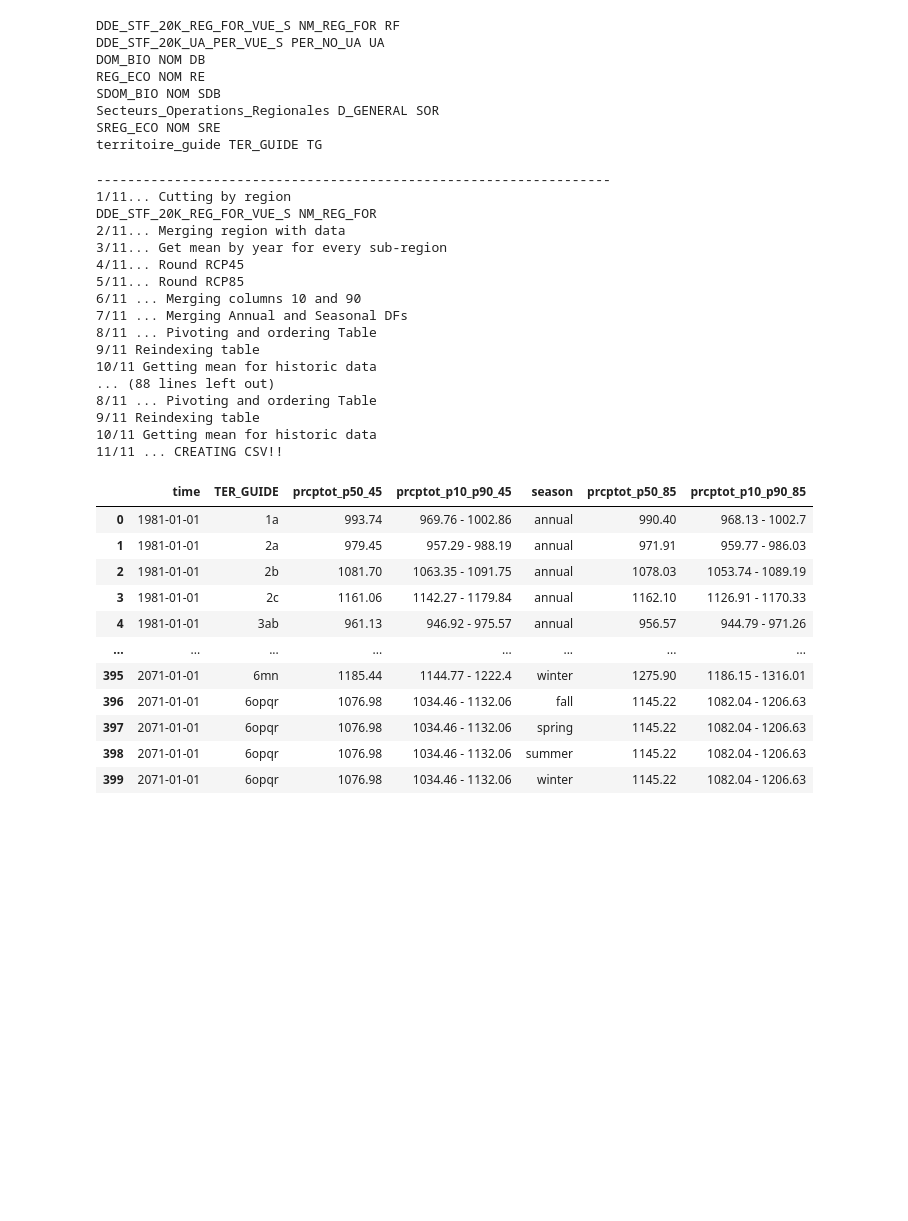
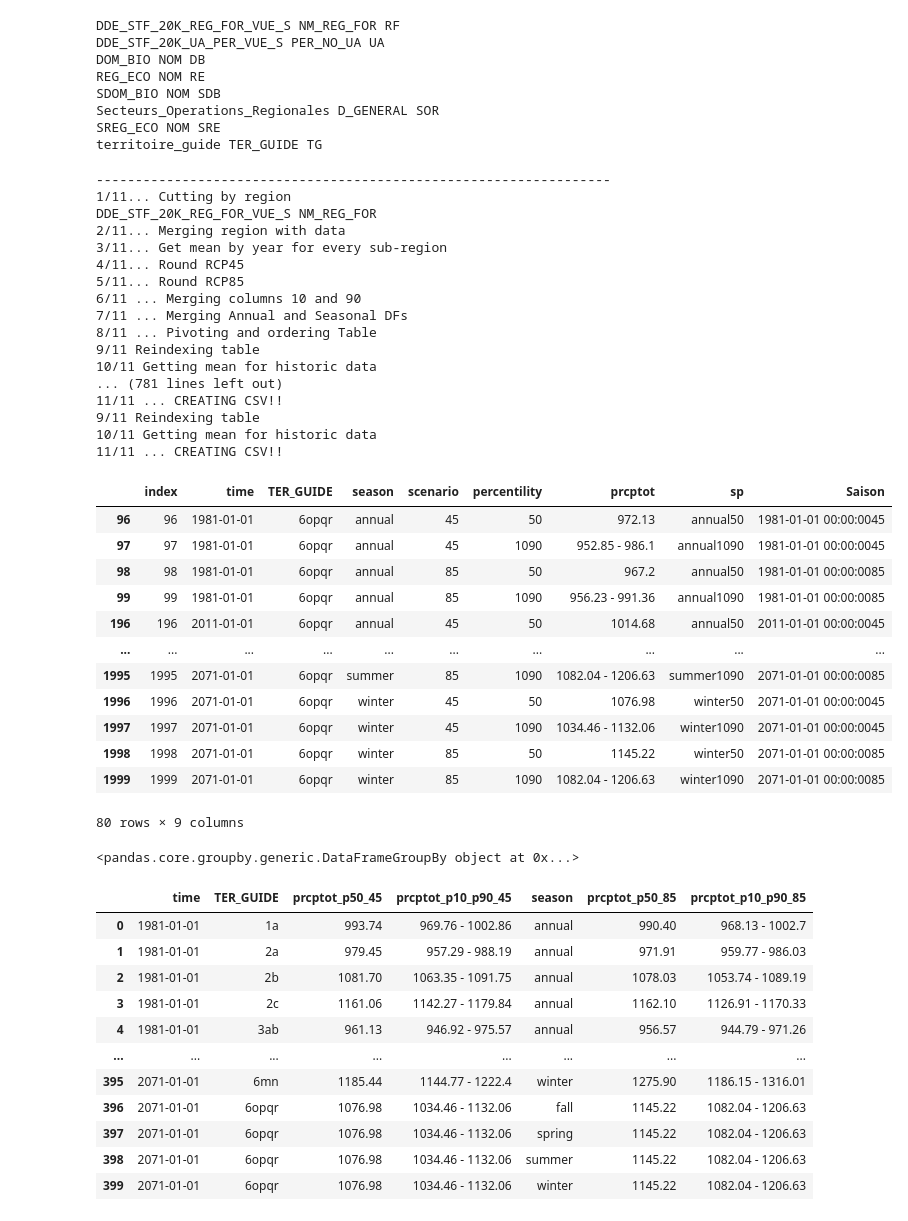
Before and after one commit to Ouranosinc/PortraitsClimMFFP, a Jupyter notebook: Data Processing Jupyter Notebooks/Tables CSV 8 variables all regions.ipynb, the cells around one changed output. Drawn from its saved outputs; the diff is of its cells as text; code cells hidden in the pictures; blank space fills up the shorter version.

Commit message:
Finished notebooks - correct names pending

```diff
--- a/Data Processing Jupyter Notebooks/Tables CSV 8 variables all regions.ipynb
+++ b/Data Processing Jupyter Notebooks/Tables CSV 8 variables all regions.ipynb
@@ -496,27 +496,27 @@ for region, (name, short) in short_dict.items():
     dfreg3b = dfreg3.copy()
     dfreg3b.columns = [var+"50", var+"1090"]
     dfreg4 = pd.wide_to_long(dfreg3b.reset_index(),var, i=("time",name,"season","scenario"), j="percentility").reset_index()
-    for (_,df) in dfreg4.reset_index().groupby(name):
+    for (sr,df) in dfreg4.reset_index().groupby(name):
         df = df.copy()
         df["sp"] = df.season + df.percentility.map(str)
         df["Saison"] = df.time.map(str) + df.scenario.map(str)
         df_table = pd.pivot(df,columns="Saison", index="sp", values=var)
-    print ("9/11 Reindexing table")
-    dftable2 = df_table.reindex(index=["annual50", "annual1090","winter50","winter1090","spring50","spring1090",
-                       "summer50","summer1090","fall50","fall1090"])
-    dftable2.index=["Annuel", "Percentiles (10 - 90)","Hiver","Percentiles (10 - 90)","Printemps","Percentiles (10 - 90)",
-                       "Ete","Percentiles (10 - 90)","Automne","Percentiles (10 - 90)"]
-    print("10/11 Getting mean for historic data")
-    dftable2["1981-2010"] = ((strings_to_nan(dftable2.iloc[:,0]) + strings_to_nan(dftable2.iloc[:,1])) / 2).fillna("")
-    dftable3 = dftable2.drop(columns=['1981-01-01 00:00:0045', '1981-01-01 00:00:0085', "2011-01-01 00:00:0045", "2011-01-01 00:00:0085" ])
-    dftable4 = dftable3[["1981-2010", "2041-01-01 00:00:0045", "2041-01-01 00:00:0085", "2071-01-01 00:00:0045",
-                         "2071-01-01 00:00:0085"]]
-    dftable5 = dftable4.rename(columns={'2041-01-01 00:00:0045': 'Emissions moderees 2050',
-                                        '2041-01-01 00:00:0085': 'Emissions Elevees 2050',
-                                        '2071-01-01 00:00:0045': 'Emissions moderees 2080',
-                                        '2071-01-01 00:00:0085': 'Emissions Elevees 2080', })
-    print("11/11 ... CREATING CSV!!")
-    dftable5.to_csv(name+"_"+var+"_table.csv")
+        print ("9/11 Reindexing table")
+        dftable2 = df_table.reindex(index=["annual50", "annual1090","winter50","winter1090","spring50","spring1090",
+                           "summer50","summer1090","fall50","fall1090"])
+        dftable2.index=["Annuel", "Percentiles (10 - 90)","Hiver","Percentiles (10 - 90)","Printemps","Percentiles (10 - 90)",
+                           "Ete","Percentiles (10 - 90)","Automne","Percentiles (10 - 90)"]
+        print("10/11 Getting mean for historic data")
+        dftable2["1981-2010"] = ((strings_to_nan(dftable2.iloc[:,0]) + strings_to_nan(dftable2.iloc[:,1])) / 2).fillna("")
+        dftable3 = dftable2.drop(columns=['1981-01-01 00:00:0045', '1981-01-01 00:00:0085', "2011-01-01 00:00:0045", "2011-01-01 00:00:0085" ])
+        dftable4 = dftable3[["1981-2010", "2041-01-01 00:00:0045", "2041-01-01 00:00:0085", "2071-01-01 00:00:0045",
+                             "2071-01-01 00:00:0085"]]
+        dftable5 = dftable4.rename(columns={'2041-01-01 00:00:0045': 'Emissions moderees 2050',
+                                            '2041-01-01 00:00:0085': 'Emissions Elevees 2050',
+                                            '2071-01-01 00:00:0045': 'Emissions moderees 2080',
+                                            '2071-01-01 00:00:0085': 'Emissions Elevees 2080', })
+        print("11/11 ... CREATING CSV!!")
+        dftable5.to_csv(sr+"_"+var+"_table.csv")
 # %% [output]
 ------------------------------------------------------------------
 1/11... Cutting by region
@@ -530,11 +530,31 @@ DDE_STF_20K_REG_FOR_VUE_S NM_REG_FOR
 8/11 ... Pivoting and ordering Table
 9/11 Reindexing table
 10/11 Getting mean for historic data
-... (88 lines left out)
-8/11 ... Pivoting and ordering Table
+... (781 lines left out)
+11/11 ... CREATING CSV!!
 9/11 Reindexing table
 10/11 Getting mean for historic data
 11/11 ... CREATING CSV!!
+# %%
+df
+# %% [output]
+|  | index | time | TER_GUIDE | season | scenario | percentility | prcptot | sp | Saison |
+| 96 | 96 | 1981-01-01 | 6opqr | annual | 45 | 50 | 972.13 | annual50 | 1981-01-01 00:00:0045 |
+| 97 | 97 | 1981-01-01 | 6opqr | annual | 45 | 1090 | 952.85 - 986.1 | annual1090 | 1981-01-01 00:00:0045 |
+| 98 | 98 | 1981-01-01 | 6opqr | annual | 85 | 50 | 967.2 | annual50 | 1981-01-01 00:00:0085 |
+| 99 | 99 | 1981-01-01 | 6opqr | annual | 85 | 1090 | 956.23 - 991.36 | annual1090 | 1981-01-01 00:00:0085 |
+| 196 | 196 | 2011-01-01 | 6opqr | annual | 45 | 50 | 1014.68 | annual50 | 2011-01-01 00:00:0045 |
+| ... | ... | ... | ... | ... | ... | ... | ... | ... | ... |
+| 1995 | 1995 | 2071-01-01 | 6opqr | summer | 85 | 1090 | 1082.04 - 1206.63 | summer1090 | 2071-01-01 00:00:0085 |
+| 1996 | 1996 | 2071-01-01 | 6opqr | winter | 45 | 50 | 1076.98 | winter50 | 2071-01-01 00:00:0045 |
+| 1997 | 1997 | 2071-01-01 | 6opqr | winter | 45 | 1090 | 1034.46 - 1132.06 | winter1090 | 2071-01-01 00:00:0045 |
+| 1998 | 1998 | 2071-01-01 | 6opqr | winter | 85 | 50 | 1145.22 | winter50 | 2071-01-01 00:00:0085 |
+| 1999 | 1999 | 2071-01-01 | 6opqr | winter | 85 | 1090 | 1082.04 - 1206.63 | winter1090 | 2071-01-01 00:00:0085 |
+80 rows × 9 columns
+# %%
+dfreg4.reset_index().groupby(name)
+# %% [output]
+<pandas.core.groupby.generic.DataFrameGroupBy object at 0x...>
 # %%
 dfall = pd.concat((dfreg2, dfreg2s))
 # %%
```
